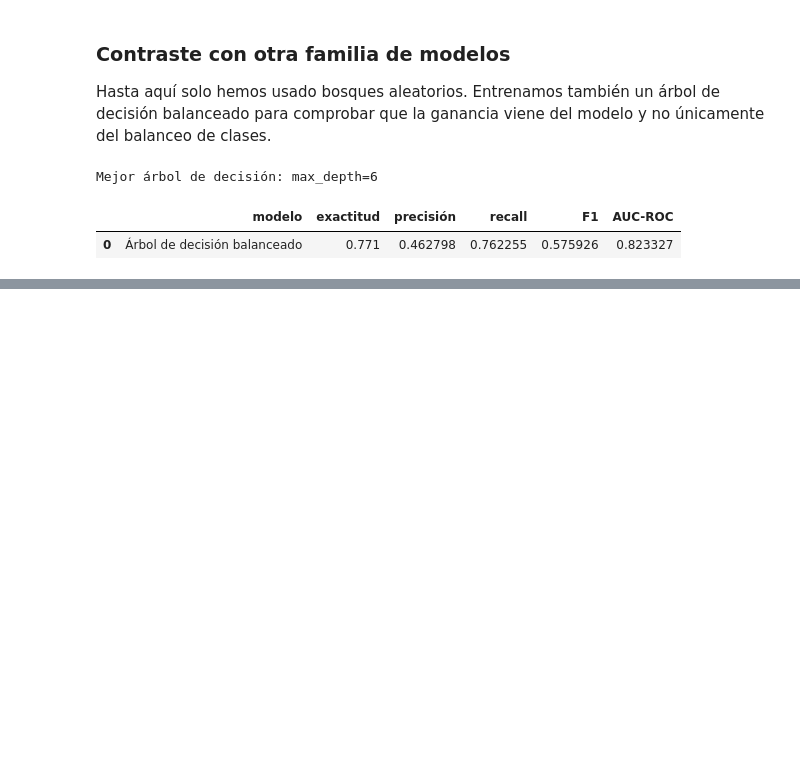
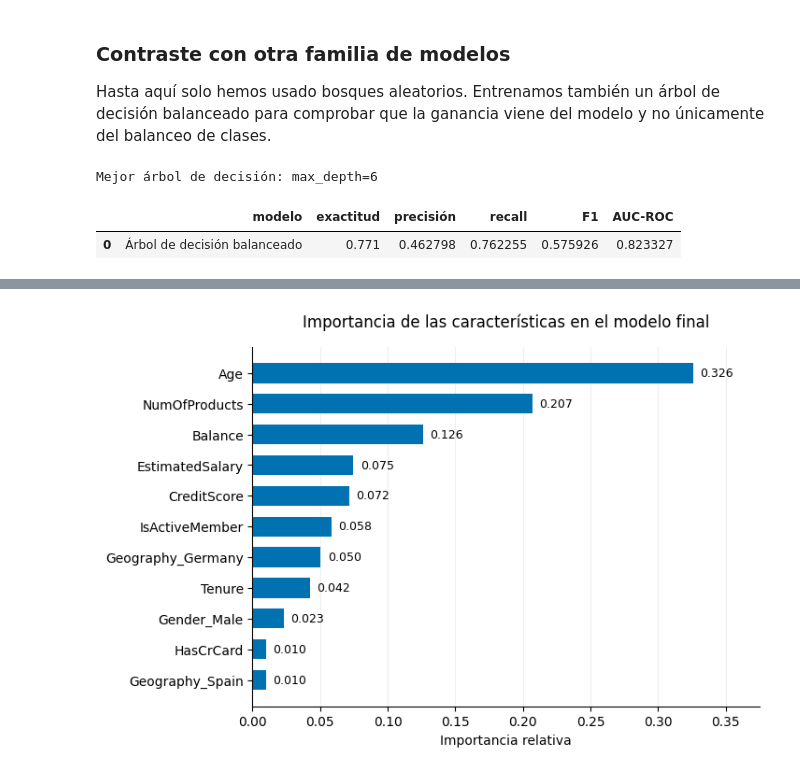
Before and after one commit to carloscarranza2486/tripleten-data-science, a Jupyter notebook: sprint-11-supervised-learning/beta_bank_project.ipynb, the cells around one changed output, grey strips where cells are left out. Saved outputs shown, nothing was run; the diff lists cells and outputs as text; code cells hidden in the pictures; blank space fills up the shorter version.

```diff
--- a/sprint-11-supervised-learning/beta_bank_project.ipynb
+++ b/sprint-11-supervised-learning/beta_bank_project.ipynb
@@ -515,0 +580,22 @@ Como contraste, el árbol de decisión balanceado se queda en un F1 de 0.5759, p
+# %%
+# importancia que el modelo final asignó a cada característica
+importancias = pd.Series(
+    modelo_final.feature_importances_, index=features.columns
+).sort_values()
+
+fig, ax = plt.subplots(figsize=(7, 5))
+ax.barh(importancias.index, importancias.values, color='#0072B2', height=0.65)
+
+# etiquetamos cada barra con su valor
+for nombre, valor in importancias.items():
+    ax.text(valor + 0.005, nombre, f'{valor:.3f}', va='center', fontsize=9)
+
+ax.set_title('Importancia de las características en el modelo final', fontsize=12, pad=15)
+ax.set_xlabel('Importancia relativa')
+ax.set_xlim(0, importancias.max() * 1.15)
+ax.spines[['top', 'right']].set_visible(False)
+ax.grid(axis='x', color='#eeeeee', linewidth=0.8)
+ax.set_axisbelow(True)
+plt.show()
+# %% [output]
+[figure, added]
```
Also changed, not shown: parts of 9 cells of this notebook.
